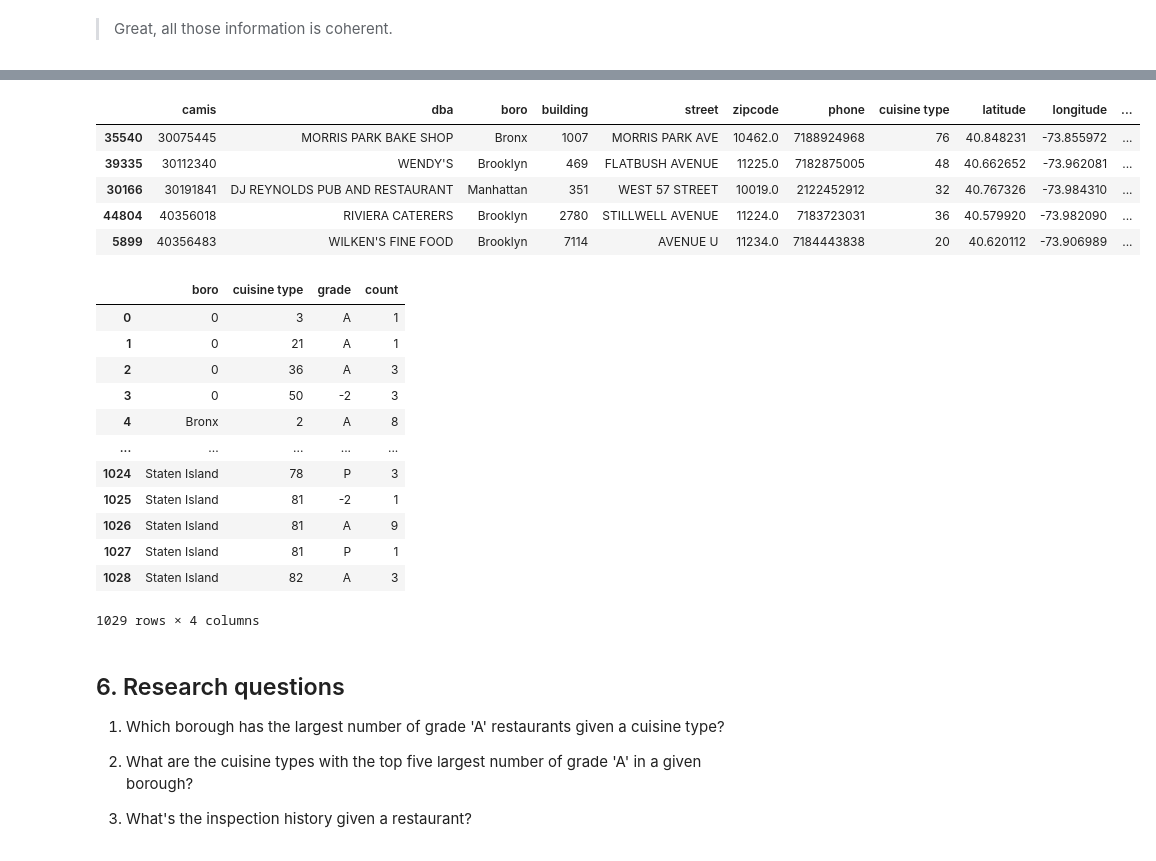
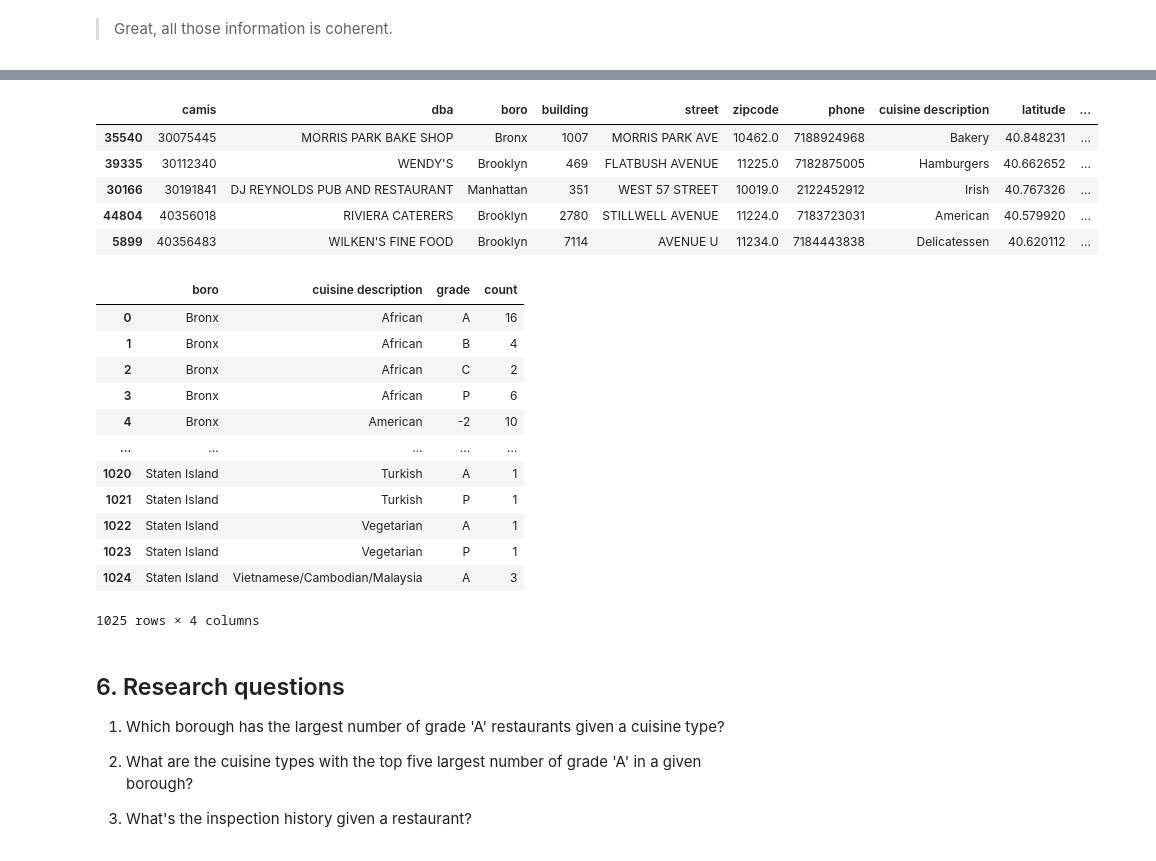
Before and after one commit to flizhou/NYC_restaurant_inspection_map, a Jupyter notebook: scripts/eda.ipynb, the cells around one changed output, grey strips where cells are left out. Saved outputs shown, nothing was run; the diff lists cells and outputs as text; code cells hidden in the pictures.

```diff
--- a/scripts/eda.ipynb
+++ b/scripts/eda.ipynb
@@ -344,4 +344,6 @@ for id in dfg.groups.keys():
 isp_data.to_csv('../data/clean_data/nyc_restaurants_results.csv', index=False)
 # %%
 isp_data = pd.read_csv('../data/clean_data/nyc_restaurants_results.csv')
+# %%
+isp_data = isp_data[isp_data.boro != '0']
 # %%
@@ -390,16 +394,16 @@ isp_data.head()
 # %%
 # save restaurant information
 rst_info = isp_data[['camis', 'dba', 'boro', 'building',
                      'street', 'zipcode', 'phone',
-                     'cuisine type',
+                     'cuisine description',
                      'latitude', 'longitude']].drop_duplicates()
 rst_info = rst_info.sort_values(['camis'])
 rst_info['current_grade'] = isp_data.sort_values(['camis', 'inspection date']).groupby(['camis'])['grade'].apply(lambda x: x.iloc[-1]).values
 rst_info.head()
 # %% [output]
-|  | camis | dba | boro | building | street | zipcode | phone | cuisine type | latitude | longitude | ... |
-| 35540 | 30075445 | MORRIS PARK BAKE SHOP | Bronx | 1007 | MORRIS PARK AVE | 10462.0 | 7188924968 | 76 | 40.848231 | -73.855972 | ... |
-| 39335 | 30112340 | WENDY'S | Brooklyn | 469 | FLATBUSH AVENUE | 11225.0 | 7182875005 | 48 | 40.662652 | -73.962081 | ... |
-| 30166 | 30191841 | DJ REYNOLDS PUB AND RESTAURANT | Manhattan | 351 | WEST 57 STREET | 10019.0 | 2122452912 | 32 | 40.767326 | -73.984310 | ... |
-| 44804 | 40356018 | RIVIERA CATERERS | Brooklyn | 2780 | STILLWELL AVENUE | 11224.0 | 7183723031 | 36 | 40.579920 | -73.982090 | ... |
-| 5899 | 40356483 | WILKEN'S FINE FOOD | Brooklyn | 7114 | AVENUE U | 11234.0 | 7184443838 | 20 | 40.620112 | -73.906989 | ... |
+|  | camis | dba | boro | building | street | zipcode | phone | cuisine description | latitude | ... |
+| 35540 | 30075445 | MORRIS PARK BAKE SHOP | Bronx | 1007 | MORRIS PARK AVE | 10462.0 | 7188924968 | Bakery | 40.848231 | ... |
+| 39335 | 30112340 | WENDY'S | Brooklyn | 469 | FLATBUSH AVENUE | 11225.0 | 7182875005 | Hamburgers | 40.662652 | ... |
+| 30166 | 30191841 | DJ REYNOLDS PUB AND RESTAURANT | Manhattan | 351 | WEST 57 STREET | 10019.0 | 2122452912 | Irish | 40.767326 | ... |
+| 44804 | 40356018 | RIVIERA CATERERS | Brooklyn | 2780 | STILLWELL AVENUE | 11224.0 | 7183723031 | American | 40.579920 | ... |
+| 5899 | 40356483 | WILKEN'S FINE FOOD | Brooklyn | 7114 | AVENUE U | 11234.0 | 7184443838 | Delicatessen | 40.620112 | ... |
@@ -427,19 +430,19 @@ with open('../data/clean_data/violation_to_code.txt', 'w') as json_file:
 # %%
-analysis_data = rst_info.groupby(['boro', 'cuisine type', 'current_grade'])[['dba']].count().reset_index()
-analysis_data.columns = ['boro', 'cuisine type', 'grade', 'count']
+analysis_data = rst_info.groupby(['boro', 'cuisine description', 'current_grade'])[['dba']].count().reset_index()
+analysis_data.columns = ['boro', 'cuisine description', 'grade', 'count']
 analysis_data
 # %% [output]
-|  | boro | cuisine type | grade | count |
-| 0 | 0 | 3 | A | 1 |
-| 1 | 0 | 21 | A | 1 |
-| 2 | 0 | 36 | A | 3 |
-| 3 | 0 | 50 | -2 | 3 |
-| 4 | Bronx | 2 | A | 8 |
+|  | boro | cuisine description | grade | count |
+| 0 | Bronx | African | A | 16 |
+| 1 | Bronx | African | B | 4 |
+| 2 | Bronx | African | C | 2 |
+| 3 | Bronx | African | P | 6 |
+| 4 | Bronx | American | -2 | 10 |
 | ... | ... | ... | ... | ... |
-| 1024 | Staten Island | 78 | P | 3 |
-| 1025 | Staten Island | 81 | -2 | 1 |
-| 1026 | Staten Island | 81 | A | 9 |
-| 1027 | Staten Island | 81 | P | 1 |
-| 1028 | Staten Island | 82 | A | 3 |
+| 1020 | Staten Island | Turkish | A | 1 |
+| 1021 | Staten Island | Turkish | P | 1 |
+| 1022 | Staten Island | Vegetarian | A | 1 |
+| 1023 | Staten Island | Vegetarian | P | 1 |
+| 1024 | Staten Island | Vietnamese/Cambodian/Malaysia | A | 3 |
-1029 rows × 4 columns
+1025 rows × 4 columns
 # %%
```
Also changed, not shown: parts of 17 cells of this notebook, 20 other files.
